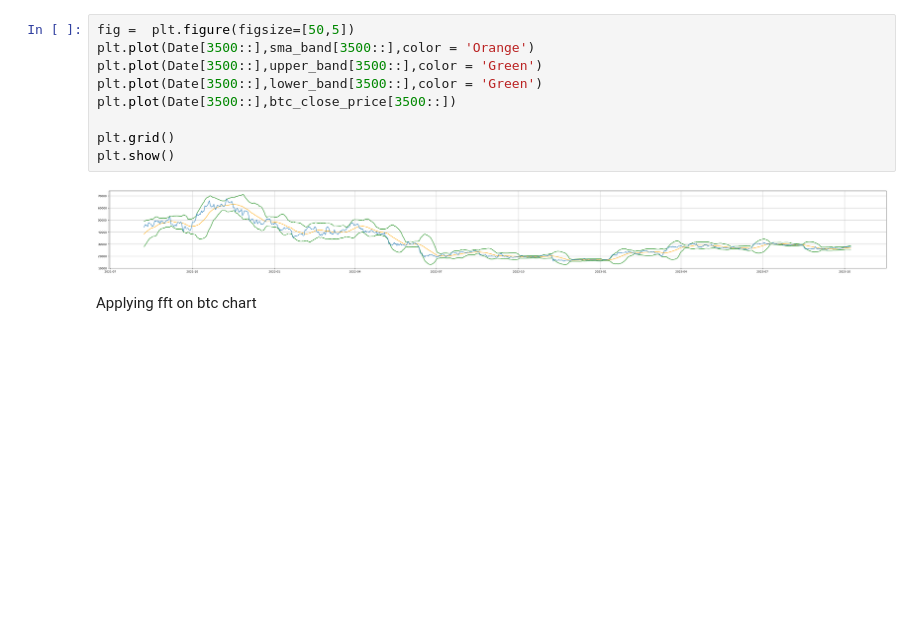
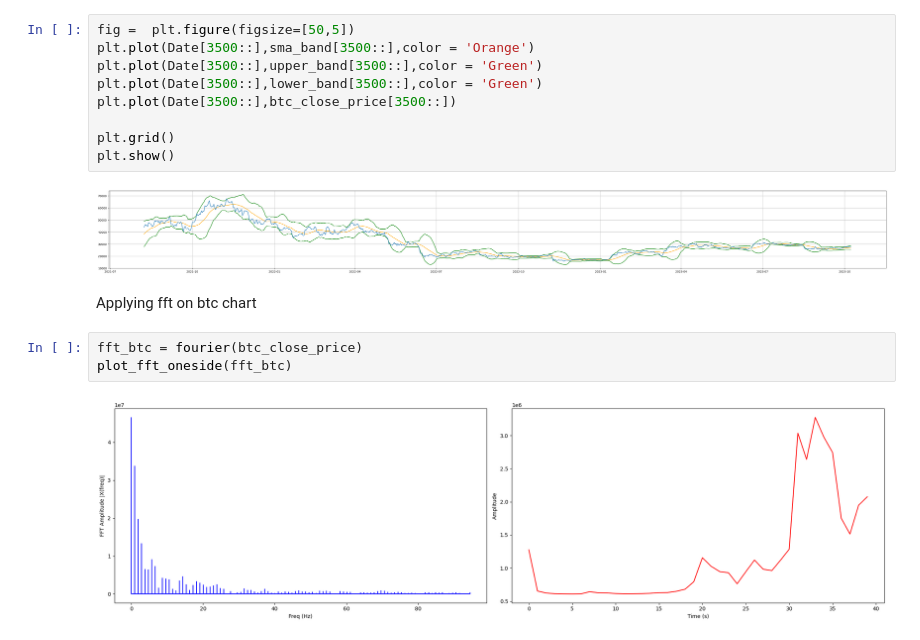
Before and after one commit to aliktv71/Data-analysis, a Jupyter notebook: data2.ipynb, the cells around one changed output. Saved outputs shown, nothing was run; the diff lists cells and outputs as text; blank space fills up the shorter version.

Commit message:
fft in btc close price added to the main file

```diff
--- a/data2.ipynb
+++ b/data2.ipynb
@@ -116,3 +117,8 @@ plt.show()
 [figure]
 # %% [markdown]
 Applying fft on btc chart
+# %%
+fft_btc = fourier(btc_close_price)
+plot_fft_oneside(fft_btc)
+# %% [output]
+[figure, added]
```
Also changed, not shown: parts of 1 cell of this notebook, 2 other files.
